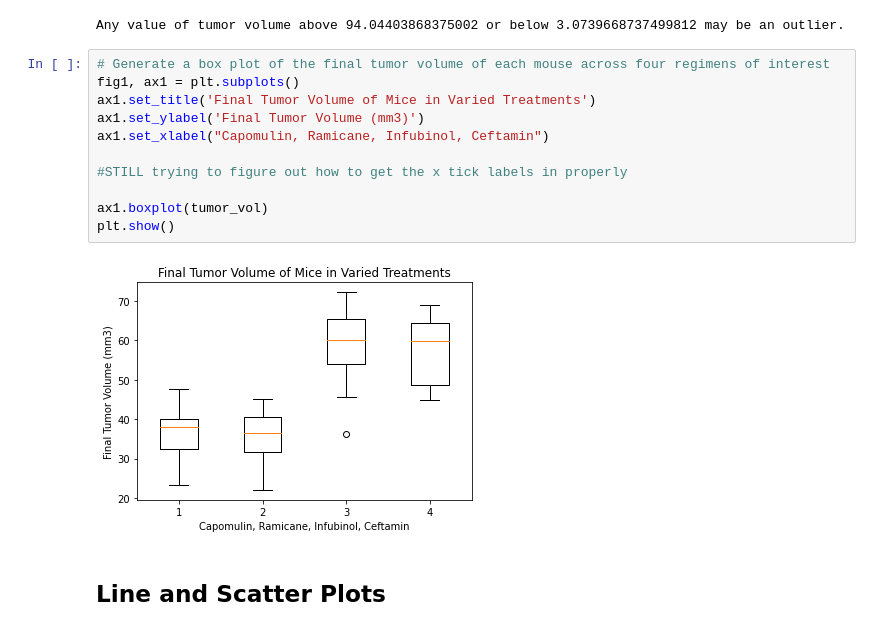
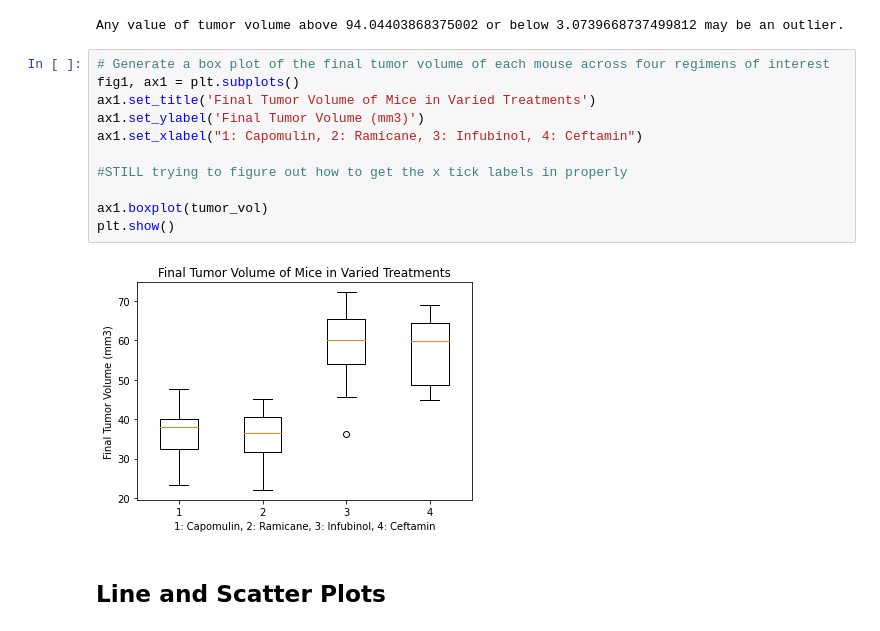
Before and after one commit to ryleenelson1397/matplotlib-challenge, a Jupyter notebook: Pymaceuticals/RNelson_Pymaceuticals .ipynb, the cells around one changed output. Saved outputs shown, nothing was run; the diff lists cells and outputs as text.

```diff
--- a/Pymaceuticals/RNelson_Pymaceuticals .ipynb
+++ b/Pymaceuticals/RNelson_Pymaceuticals .ipynb
@@ -269,16 +275,16 @@ Any value of tumor volume above 94.04403868375002 or below 3.0739668737499812 ma
 # %%
 # Generate a box plot of the final tumor volume of each mouse across four regimens of interest
 fig1, ax1 = plt.subplots()
 ax1.set_title('Final Tumor Volume of Mice in Varied Treatments')
 ax1.set_ylabel('Final Tumor Volume (mm3)')
-ax1.set_xlabel("Capomulin, Ramicane, Infubinol, Ceftamin")
+ax1.set_xlabel("1: Capomulin, 2: Ramicane, 3: Infubinol, 4: Ceftamin")
 
 #STILL trying to figure out how to get the x tick labels in properly
 
 ax1.boxplot(tumor_vol)
 plt.show()
 # %% [output]
-[figure, old version]
+[figure, new version]
 # %% [markdown]
 ## Line and Scatter Plots
 # %%
```
Also changed, not shown: parts of 6 cells of this notebook.
